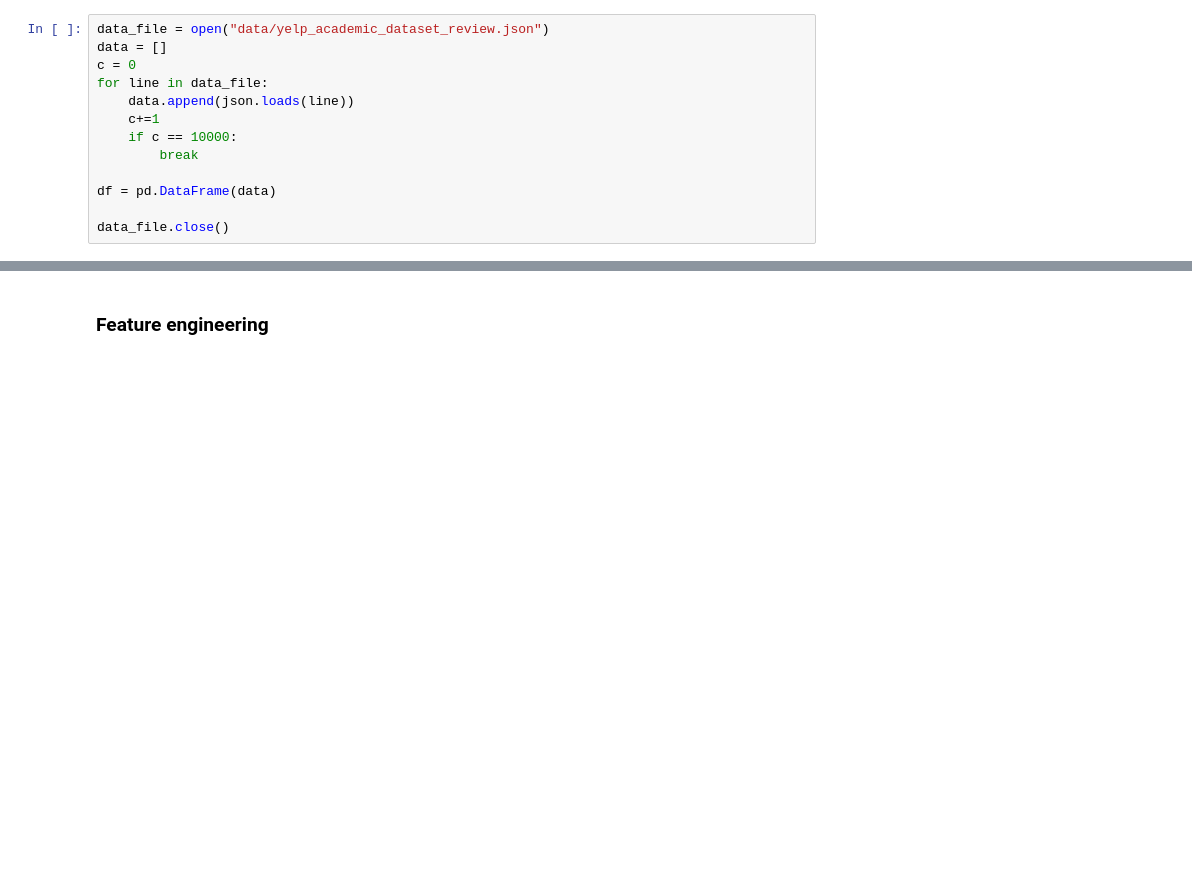
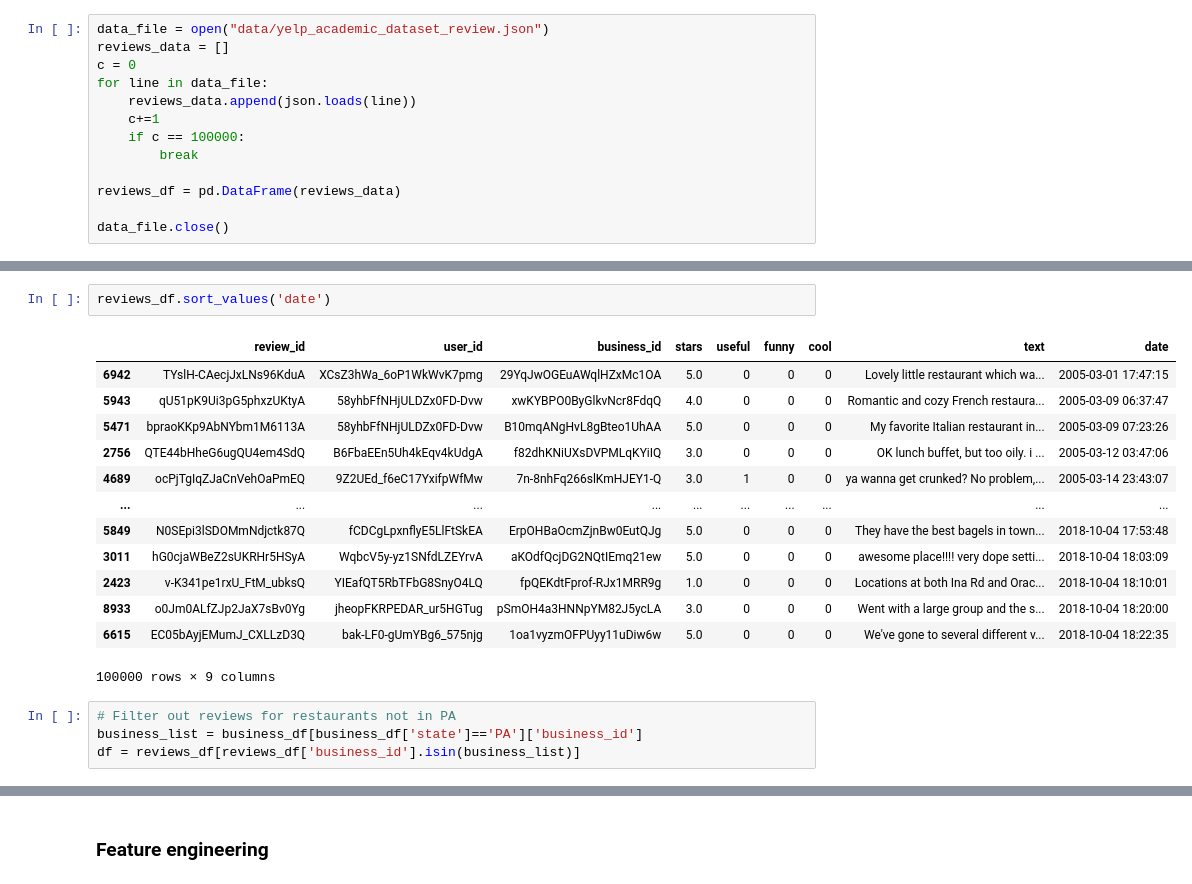
Before and after one commit to yonniechan/Restaurants-Closure-Forecasting-by-Fake-Reviews-Detection-NLP-and-ML-Techniques, a Jupyter notebook: Preprossing.ipynb, the cells around one changed output, grey strips where cells are left out. Saved outputs shown, nothing was run; the diff lists cells and outputs as text; blank space fills up the shorter version.

```diff
--- a/Preprossing.ipynb
+++ b/Preprossing.ipynb
@@ -9,14 +9,14 @@ from textblob import TextBlob
 import string
 # %%
 data_file = open("data/yelp_academic_dataset_review.json")
-data = []
+reviews_data = []
 c = 0
 for line in data_file:
-    data.append(json.loads(line))
+    reviews_data.append(json.loads(line))
     c+=1
-    if c == 10000:
+    if c == 100000:
         break
 
-df = pd.DataFrame(data)
+reviews_df = pd.DataFrame(reviews_data)
 
 data_file.close()
@@ -22,0 +33,20 @@ data_file.close()
+# %%
+reviews_df.sort_values('date')
+# %% [output]
+|  | review_id | user_id | business_id | stars | useful | funny | cool | text | date |
+| 6942 | TYslH-CAecjJxLNs96KduA | XCsZ3hWa_6oP1WkWvK7pmg | 29YqJwOGEuAWqlHZxMc1OA | 5.0 | 0 | 0 | 0 | Lovely little restaurant which wa... | 2005-03-01 17:47:15 |
+| 5943 | qU51pK9Ui3pG5phxzUKtyA | 58yhbFfNHjULDZx0FD-Dvw | xwKYBPO0ByGlkvNcr8FdqQ | 4.0 | 0 | 0 | 0 | Romantic and cozy French restaura... | 2005-03-09 06:37:47 |
+| 5471 | bpraoKKp9AbNYbm1M6113A | 58yhbFfNHjULDZx0FD-Dvw | B10mqANgHvL8gBteo1UhAA | 5.0 | 0 | 0 | 0 | My favorite Italian restaurant in... | 2005-03-09 07:23:26 |
+| 2756 | QTE44bHheG6ugQU4em4SdQ | B6FbaEEn5Uh4kEqv4kUdgA | f82dhKNiUXsDVPMLqKYiIQ | 3.0 | 0 | 0 | 0 | OK lunch buffet, but too oily. i ... | 2005-03-12 03:47:06 |
+| 4689 | ocPjTgIqZJaCnVehOaPmEQ | 9Z2UEd_f6eC17YxifpWfMw | 7n-8nhFq266slKmHJEY1-Q | 3.0 | 1 | 0 | 0 | ya wanna get crunked? No problem,... | 2005-03-14 23:43:07 |
+| ... | ... | ... | ... | ... | ... | ... | ... | ... | ... |
+| 5849 | N0SEpi3lSDOMmNdjctk87Q | fCDCgLpxnflyE5LlFtSkEA | ErpOHBaOcmZjnBw0EutQJg | 5.0 | 0 | 0 | 0 | They have the best bagels in town... | 2018-10-04 17:53:48 |
+| 3011 | hG0cjaWBeZ2sUKRHr5HSyA | WqbcV5y-yz1SNfdLZEYrvA | aKOdfQcjDG2NQtIEmq21ew | 5.0 | 0 | 0 | 0 | awesome place!!!! very dope setti... | 2018-10-04 18:03:09 |
+| 2423 | v-K341pe1rxU_FtM_ubksQ | YIEafQT5RbTFbG8SnyO4LQ | fpQEKdtFprof-RJx1MRR9g | 1.0 | 0 | 0 | 0 | Locations at both Ina Rd and Orac... | 2018-10-04 18:10:01 |
+| 8933 | o0Jm0ALfZJp2JaX7sBv0Yg | jheopFKRPEDAR_ur5HGTug | pSmOH4a3HNNpYM82J5ycLA | 3.0 | 0 | 0 | 0 | Went with a large group and the s... | 2018-10-04 18:20:00 |
+| 6615 | EC05bAyjEMumJ_CXLLzD3Q | bak-LF0-gUmYBg6_575njg | 1oa1vyzmOFPUyy11uDiw6w | 5.0 | 0 | 0 | 0 | We've gone to several different v... | 2018-10-04 18:22:35 |
+100000 rows × 9 columns
+# %%
+# Filter out reviews for restaurants not in PA
+business_list = business_df[business_df['state']=='PA']['business_id']
+df = reviews_df[reviews_df['business_id'].isin(business_list)]
```
Also changed, not shown: parts of 11 cells of this notebook, 1 other file.
